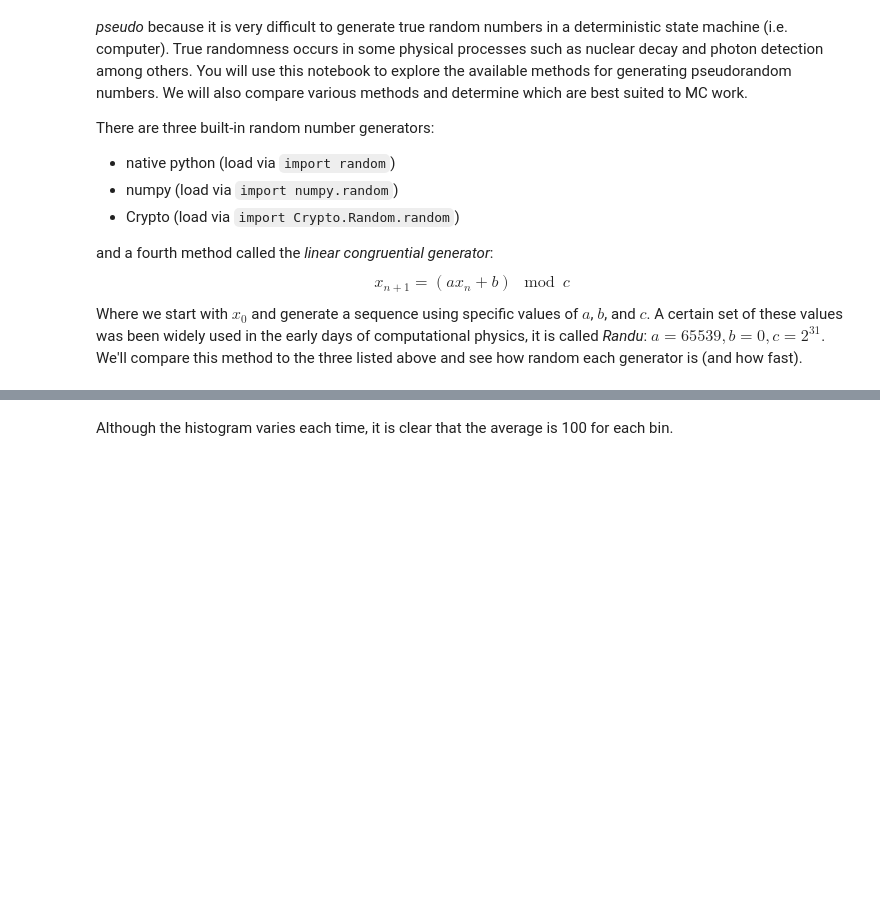
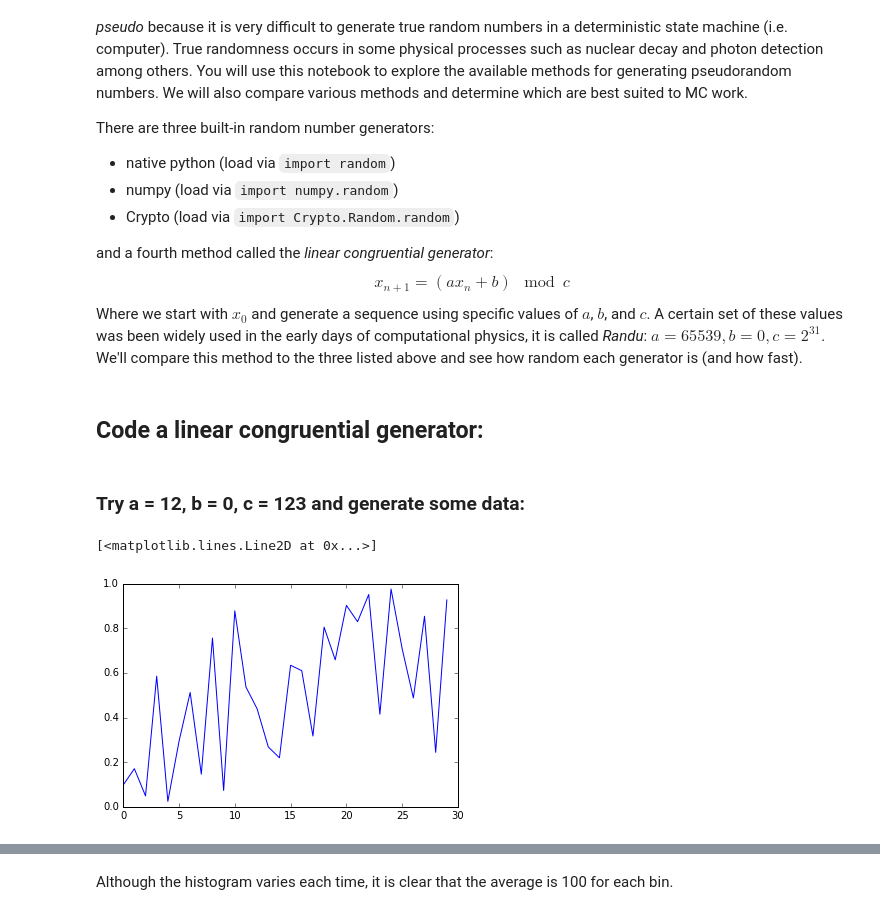
Before and after one commit to Physics325/Chapter6, a Jupyter notebook: PRNGs.ipynb, the cells around one changed output, grey strips where cells are left out. Saved outputs shown, nothing was run; the diff lists cells and outputs as text; code cells hidden in the pictures; blank space fills up the shorter version.

```diff
--- a/PRNGs.ipynb
+++ b/PRNGs.ipynb
@@ -15,0 +19,18 @@ import numpy as np
+# %% [markdown]
+##  Code a linear congruential generator:
+# %%
+def lcg(a,b,c,N=10000,seed=1):
+    mydata = []
+    x = seed
+    for i in range(N):
+        x = (a*x + b) % c
+        mydata.append(x / c)
+    return np.array(mydata)
+# %% [markdown]
+### Try a = 12, b = 0, c = 123 and generate some data:
+# %%
+testdata = lcg(12,0,123,N=30)
+plt.plot(testdata)
+# %% [output]
+[<matplotlib.lines.Line2D at 0x...>]
+[figure, added]
```
Also changed, not shown: parts of 22 cells of this notebook.
